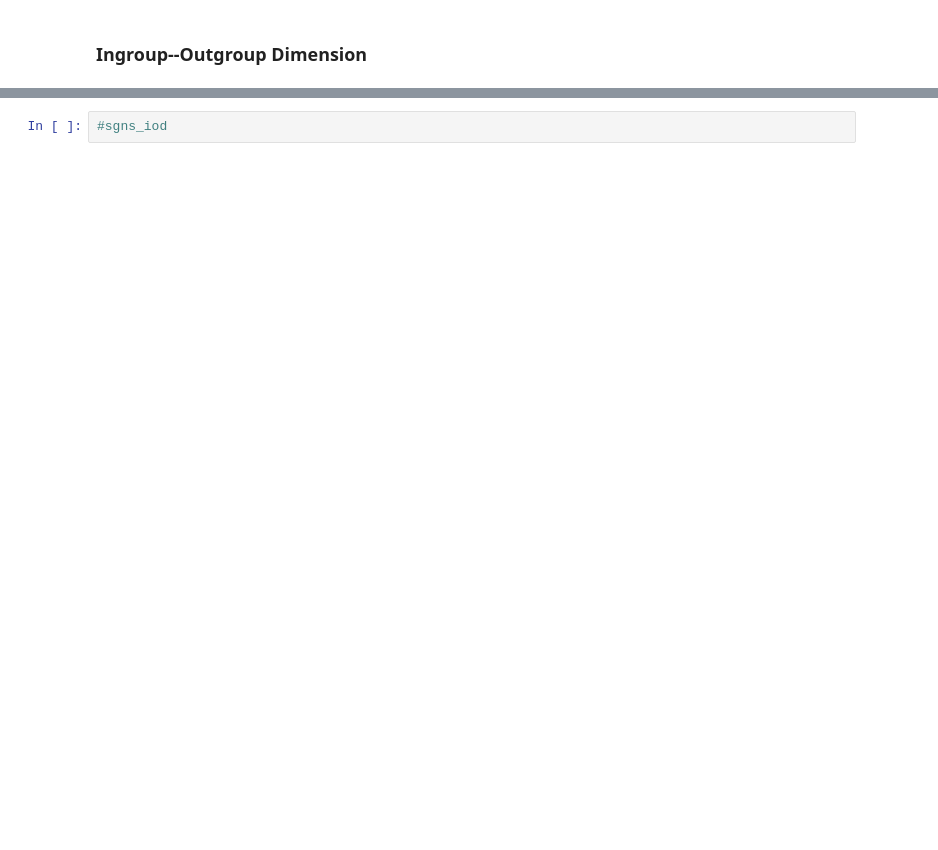
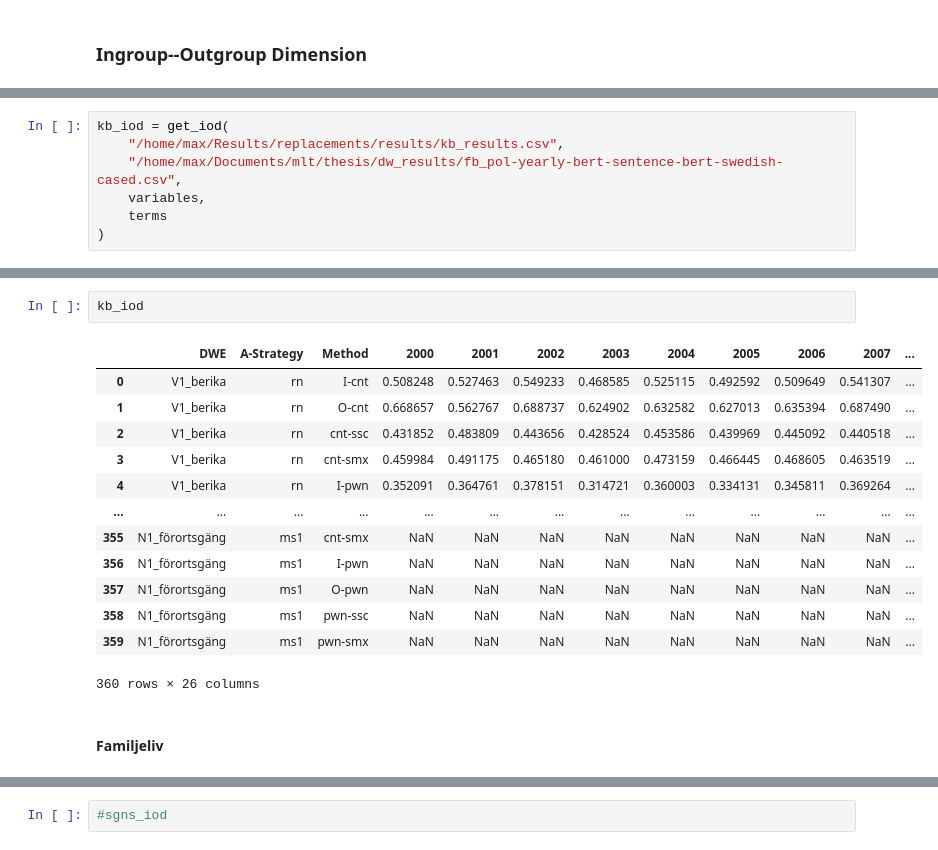
Before and after one commit to mboholm/dw_change, a Jupyter notebook: analysis/replacements/analysis.ipynb, the cells around one changed output, grey strips where cells are left out. Cells and saved outputs as stored; diff of their text form; blank space fills up the shorter version.

```diff
--- a/analysis/replacements/analysis.ipynb
+++ b/analysis/replacements/analysis.ipynb
@@ -43,0 +189,7 @@ sts_lsc  = get_df("/home/max/Documents/mlt/thesis/dw_results/fb_pol-yearly-bert-
+# %%
+kb_iod = get_iod(
+    "/home/max/Results/replacements/results/kb_results.csv",
+    "/home/max/Documents/mlt/thesis/dw_results/fb_pol-yearly-bert-sentence-bert-swedish-cased.csv",
+    variables,
+    terms
+)
@@ -47,0 +267,18 @@ sts_iod  = pd.read_csv("/home/max/Results/replacements/results/sts_results.csv",
+# %%
+kb_iod
+# %% [output]
+|  | DWE | A-Strategy | Method | 2000 | 2001 | 2002 | 2003 | 2004 | 2005 | 2006 | 2007 | ... |
+| 0 | V1_berika | rn | I-cnt | 0.508248 | 0.527463 | 0.549233 | 0.468585 | 0.525115 | 0.492592 | 0.509649 | 0.541307 | ... |
+| 1 | V1_berika | rn | O-cnt | 0.668657 | 0.562767 | 0.688737 | 0.624902 | 0.632582 | 0.627013 | 0.635394 | 0.687490 | ... |
+| 2 | V1_berika | rn | cnt-ssc | 0.431852 | 0.483809 | 0.443656 | 0.428524 | 0.453586 | 0.439969 | 0.445092 | 0.440518 | ... |
+| 3 | V1_berika | rn | cnt-smx | 0.459984 | 0.491175 | 0.465180 | 0.461000 | 0.473159 | 0.466445 | 0.468605 | 0.463519 | ... |
+| 4 | V1_berika | rn | I-pwn | 0.352091 | 0.364761 | 0.378151 | 0.314721 | 0.360003 | 0.334131 | 0.345811 | 0.369264 | ... |
+| ... | ... | ... | ... | ... | ... | ... | ... | ... | ... | ... | ... | ... |
+| 355 | N1_förortsgäng | ms1 | cnt-smx | NaN | NaN | NaN | NaN | NaN | NaN | NaN | NaN | ... |
+| 356 | N1_förortsgäng | ms1 | I-pwn | NaN | NaN | NaN | NaN | NaN | NaN | NaN | NaN | ... |
+| 357 | N1_förortsgäng | ms1 | O-pwn | NaN | NaN | NaN | NaN | NaN | NaN | NaN | NaN | ... |
+| 358 | N1_förortsgäng | ms1 | pwn-ssc | NaN | NaN | NaN | NaN | NaN | NaN | NaN | NaN | ... |
+| 359 | N1_förortsgäng | ms1 | pwn-smx | NaN | NaN | NaN | NaN | NaN | NaN | NaN | NaN | ... |
+360 rows × 26 columns
+# %% [markdown]
+#### Familjeliv
```
Also changed, not shown: parts of 371 cells of this notebook, 4 other files.
